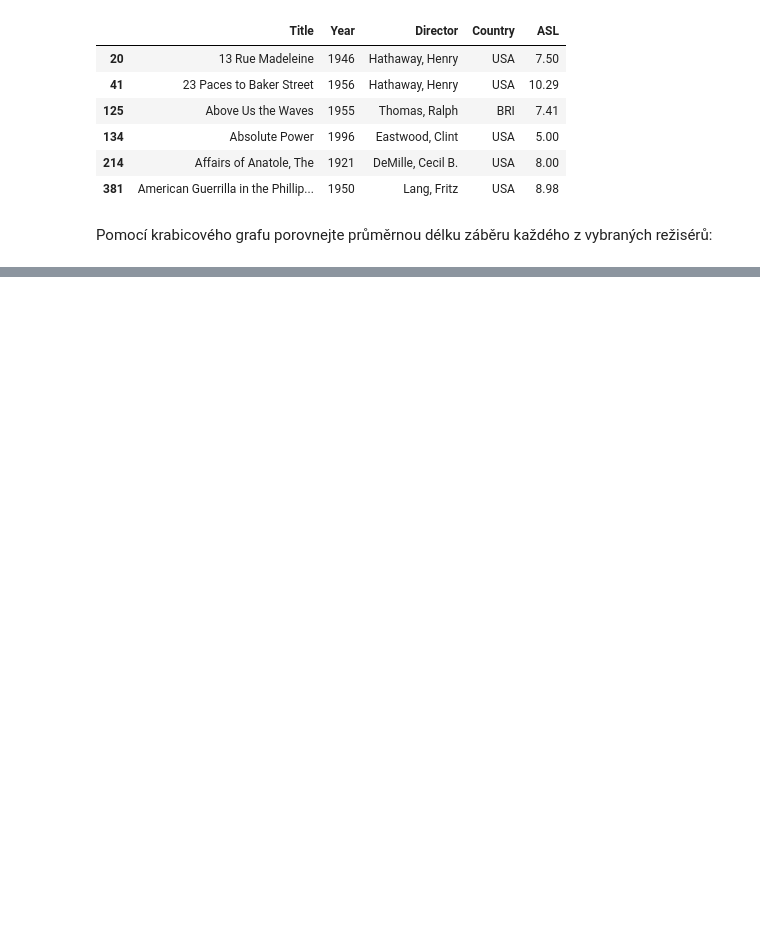
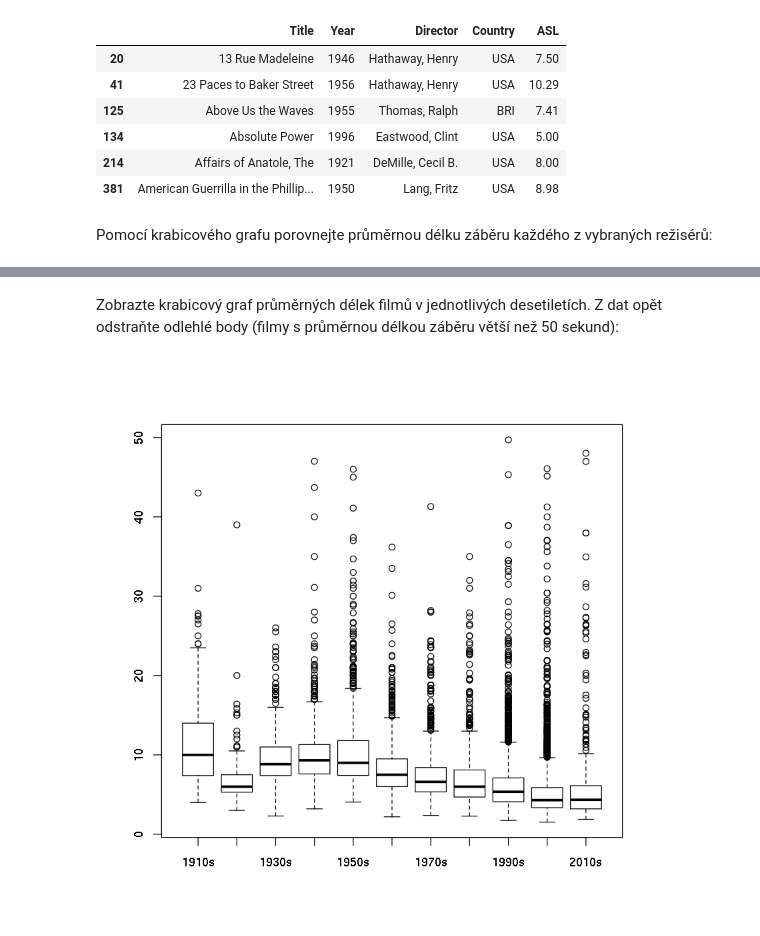
Before and after one commit to lich-uct/r_tutorial, a Jupyter notebook: procvicovani/ulohy_reseni.ipynb, the cells around one changed output, grey strips where cells are left out. Drawn from its saved outputs; the diff is of its cells as text; code cells hidden in the pictures; blank space fills up the shorter version.

```diff
--- a/procvicovani/ulohy_reseni.ipynb
+++ b/procvicovani/ulohy_reseni.ipynb
@@ -392,0 +520,6 @@ mean of x
+# %%
+df_movies_sorted <- df_movies[order(df_movies$Year),]
+mask <- !is.na(df_movies_sorted$Year) & df_movies_sorted$Year > 1900
+df_movies_sorted <- df_movies_sorted[mask,]
+head(df_movies_sorted, 10)
+tail(df_movies_sorted, 10)
@@ -392,0 +553,11 @@ mean of x
+# %%
+decades <- seq(1900, 2020, 10)
+decade_factor <- cut(df_movies_sorted$Year, decades, right = F, labels = F)
+decade_factor <- as.factor(paste(
+    decades[decade_factor]
+    , "s"
+    , sep = ""
+))
+df_movies_sorted$Decade <- decade_factor
+head(df_movies_sorted, 10)
+tail(df_movies_sorted, 10)
@@ -392,0 +587,8 @@ mean of x
+# %% [markdown]
+Zobrazte krabicový graf průměrných délek filmů v jednotlivých desetiletích. Z dat opět odstraňte odlehlé body (filmy s průměrnou délkou záběru větší než 50 sekund):
+# %%
+df_movies_sorted <- df_movies_sorted[df_movies_sorted$ASL <= 50,]
+result <- by(df_movies_sorted, df_movies_sorted$Decade, function(x) x$ASL)
+boxplot(result[unique(df_movies_sorted$Decade)])
+# %% [output]
+[figure, added]
```
Also changed, not shown: parts of 35 cells of this notebook.
